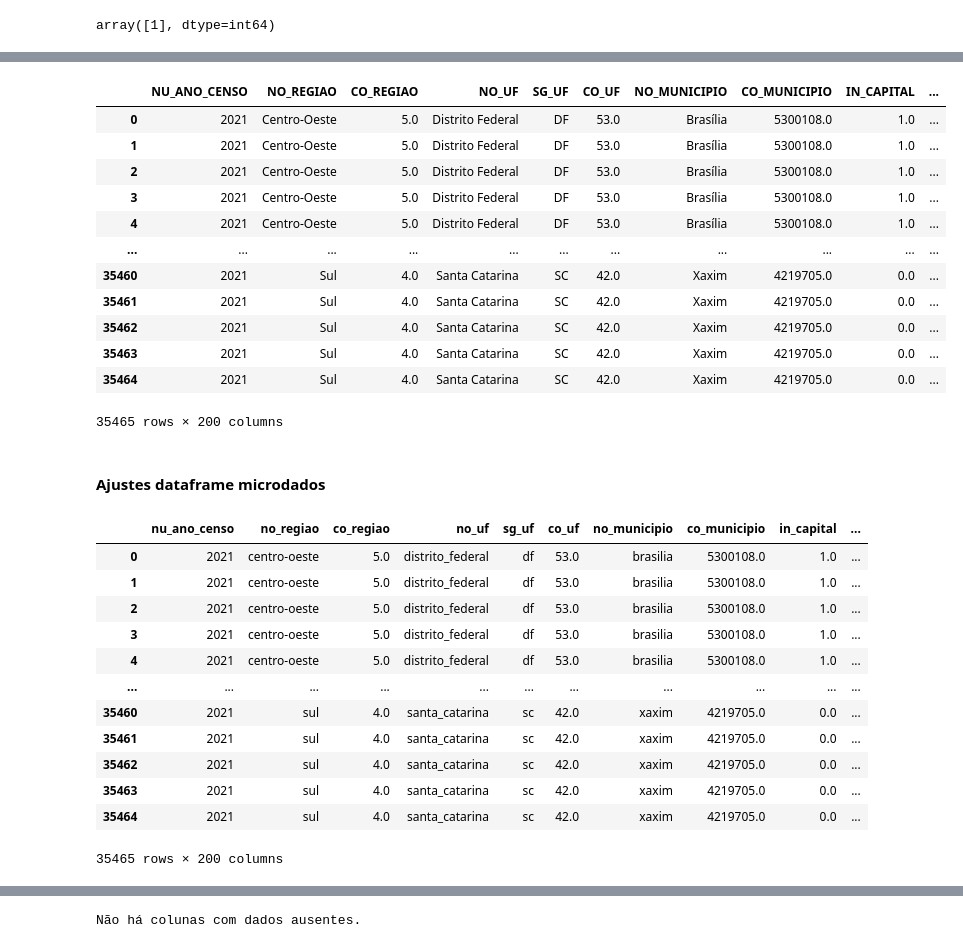
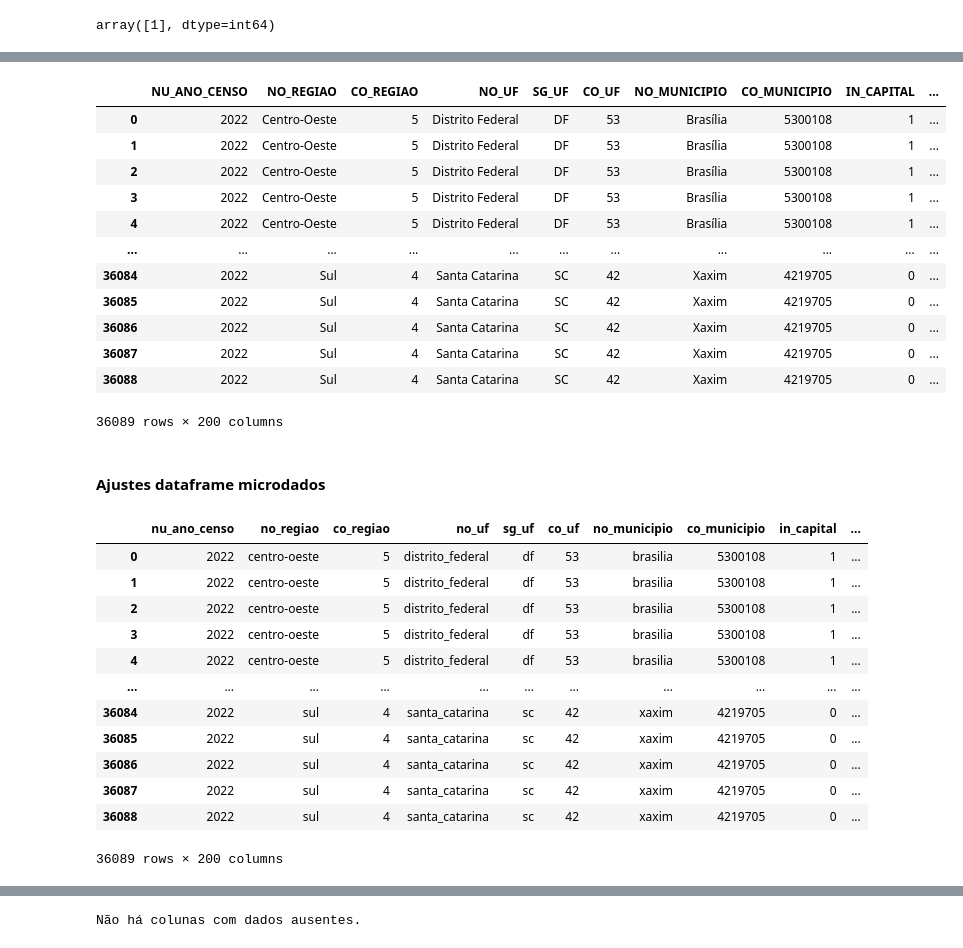
Before and after one commit to Thamires-Lopes/agrupamento-tcc, a Jupyter notebook: agrupamentoNovo/Processamento_geral.ipynb, the cells around one changed output, grey strips where cells are left out. Cells and saved outputs as stored; diff of their text form; code cells hidden in the pictures.

```diff
--- a/agrupamentoNovo/Processamento_geral.ipynb
+++ b/agrupamentoNovo/Processamento_geral.ipynb
@@ -19,6 +19,6 @@ def minusculo(texto):
 # %% [markdown]
 #### Leitura
 # %%
-df_2021 = pd.read_csv('dados/microdados_2021/dados/MICRODADOS_CADASTRO_CURSOS_2021.CSV',encoding='ISO-8859-1',sep=';')
+df_2022 = pd.read_csv('dados/microdados_2022/dados/MICRODADOS_CADASTRO_CURSOS_2022.CSV',encoding='ISO-8859-1',sep=';')
 # %%
 df_indicadores = pd.read_csv('dados_processados/indicadores.csv', sep=',')
@@ -45,3 +42,3 @@ array([1, 2], dtype=int64)
 # %%
-df_2021 = df_2021.query('TP_MODALIDADE_ENSINO == 1').reset_index(drop=True).copy()
+df_2022 = df_2022.query('TP_MODALIDADE_ENSINO == 1').reset_index(drop=True).copy()
 # %%
@@ -62,21 +54,21 @@ cursos_ufrpe.head()
 # %%
 cursos_ufrpe.to_csv('dados_processados/cursos_ufrpe.csv', sep=';', index=False)
 # %%
-df_2021
+df_2022
 # %% [output]
 |  | NU_ANO_CENSO | NO_REGIAO | CO_REGIAO | NO_UF | SG_UF | CO_UF | NO_MUNICIPIO | CO_MUNICIPIO | IN_CAPITAL | ... |
-| 0 | 2021 | Centro-Oeste | 5.0 | Distrito Federal | DF | 53.0 | Brasília | 5300108.0 | 1.0 | ... |
-| 1 | 2021 | Centro-Oeste | 5.0 | Distrito Federal | DF | 53.0 | Brasília | 5300108.0 | 1.0 | ... |
-| 2 | 2021 | Centro-Oeste | 5.0 | Distrito Federal | DF | 53.0 | Brasília | 5300108.0 | 1.0 | ... |
-| 3 | 2021 | Centro-Oeste | 5.0 | Distrito Federal | DF | 53.0 | Brasília | 5300108.0 | 1.0 | ... |
-| 4 | 2021 | Centro-Oeste | 5.0 | Distrito Federal | DF | 53.0 | Brasília | 5300108.0 | 1.0 | ... |
+| 0 | 2022 | Centro-Oeste | 5 | Distrito Federal | DF | 53 | Brasília | 5300108 | 1 | ... |
+| 1 | 2022 | Centro-Oeste | 5 | Distrito Federal | DF | 53 | Brasília | 5300108 | 1 | ... |
+| 2 | 2022 | Centro-Oeste | 5 | Distrito Federal | DF | 53 | Brasília | 5300108 | 1 | ... |
+| 3 | 2022 | Centro-Oeste | 5 | Distrito Federal | DF | 53 | Brasília | 5300108 | 1 | ... |
+| 4 | 2022 | Centro-Oeste | 5 | Distrito Federal | DF | 53 | Brasília | 5300108 | 1 | ... |
 | ... | ... | ... | ... | ... | ... | ... | ... | ... | ... | ... |
-| 35460 | 2021 | Sul | 4.0 | Santa Catarina | SC | 42.0 | Xaxim | 4219705.0 | 0.0 | ... |
-| 35461 | 2021 | Sul | 4.0 | Santa Catarina | SC | 42.0 | Xaxim | 4219705.0 | 0.0 | ... |
-| 35462 | 2021 | Sul | 4.0 | Santa Catarina | SC | 42.0 | Xaxim | 4219705.0 | 0.0 | ... |
-| 35463 | 2021 | Sul | 4.0 | Santa Catarina | SC | 42.0 | Xaxim | 4219705.0 | 0.0 | ... |
-| 35464 | 2021 | Sul | 4.0 | Santa Catarina | SC | 42.0 | Xaxim | 4219705.0 | 0.0 | ... |
+| 36084 | 2022 | Sul | 4 | Santa Catarina | SC | 42 | Xaxim | 4219705 | 0 | ... |
+| 36085 | 2022 | Sul | 4 | Santa Catarina | SC | 42 | Xaxim | 4219705 | 0 | ... |
+| 36086 | 2022 | Sul | 4 | Santa Catarina | SC | 42 | Xaxim | 4219705 | 0 | ... |
+| 36087 | 2022 | Sul | 4 | Santa Catarina | SC | 42 | Xaxim | 4219705 | 0 | ... |
+| 36088 | 2022 | Sul | 4 | Santa Catarina | SC | 42 | Xaxim | 4219705 | 0 | ... |
-35465 rows × 200 columns
+36089 rows × 200 columns
 # %% [markdown]
 #### Ajustes dataframe microdados
 # %%
@@ -91,19 +83,19 @@ for coluna in colunas_categoricas:
 # %%
-df_2021
+df_2022
 # %% [output]
 |  | nu_ano_censo | no_regiao | co_regiao | no_uf | sg_uf | co_uf | no_municipio | co_municipio | in_capital | ... |
-| 0 | 2021 | centro-oeste | 5.0 | distrito_federal | df | 53.0 | brasilia | 5300108.0 | 1.0 | ... |
-| 1 | 2021 | centro-oeste | 5.0 | distrito_federal | df | 53.0 | brasilia | 5300108.0 | 1.0 | ... |
-| 2 | 2021 | centro-oeste | 5.0 | distrito_federal | df | 53.0 | brasilia | 5300108.0 | 1.0 | ... |
-| 3 | 2021 | centro-oeste | 5.0 | distrito_federal | df | 53.0 | brasilia | 5300108.0 | 1.0 | ... |
-| 4 | 2021 | centro-oeste | 5.0 | distrito_federal | df | 53.0 | brasilia | 5300108.0 | 1.0 | ... |
+| 0 | 2022 | centro-oeste | 5 | distrito_federal | df | 53 | brasilia | 5300108 | 1 | ... |
+| 1 | 2022 | centro-oeste | 5 | distrito_federal | df | 53 | brasilia | 5300108 | 1 | ... |
+| 2 | 2022 | centro-oeste | 5 | distrito_federal | df | 53 | brasilia | 5300108 | 1 | ... |
+| 3 | 2022 | centro-oeste | 5 | distrito_federal | df | 53 | brasilia | 5300108 | 1 | ... |
+| 4 | 2022 | centro-oeste | 5 | distrito_federal | df | 53 | brasilia | 5300108 | 1 | ... |
 | ... | ... | ... | ... | ... | ... | ... | ... | ... | ... | ... |
-| 35460 | 2021 | sul | 4.0 | santa_catarina | sc | 42.0 | xaxim | 4219705.0 | 0.0 | ... |
-| 35461 | 2021 | sul | 4.0 | santa_catarina | sc | 42.0 | xaxim | 4219705.0 | 0.0 | ... |
-| 35462 | 2021 | sul | 4.0 | santa_catarina | sc | 42.0 | xaxim | 4219705.0 | 0.0 | ... |
-| 35463 | 2021 | sul | 4.0 | santa_catarina | sc | 42.0 | xaxim | 4219705.0 | 0.0 | ... |
-| 35464 | 2021 | sul | 4.0 | santa_catarina | sc | 42.0 | xaxim | 4219705.0 | 0.0 | ... |
+| 36084 | 2022 | sul | 4 | santa_catarina | sc | 42 | xaxim | 4219705 | 0 | ... |
+| 36085 | 2022 | sul | 4 | santa_catarina | sc | 42 | xaxim | 4219705 | 0 | ... |
+| 36086 | 2022 | sul | 4 | santa_catarina | sc | 42 | xaxim | 4219705 | 0 | ... |
+| 36087 | 2022 | sul | 4 | santa_catarina | sc | 42 | xaxim | 4219705 | 0 | ... |
+| 36088 | 2022 | sul | 4 | santa_catarina | sc | 42 | xaxim | 4219705 | 0 | ... |
-35465 rows × 200 columns
+36089 rows × 200 columns
 # %%
 print(df_indicadores.dtypes)
 # %% [output]
```
Also changed, not shown: parts of 37 cells of this notebook, 3 other files.
